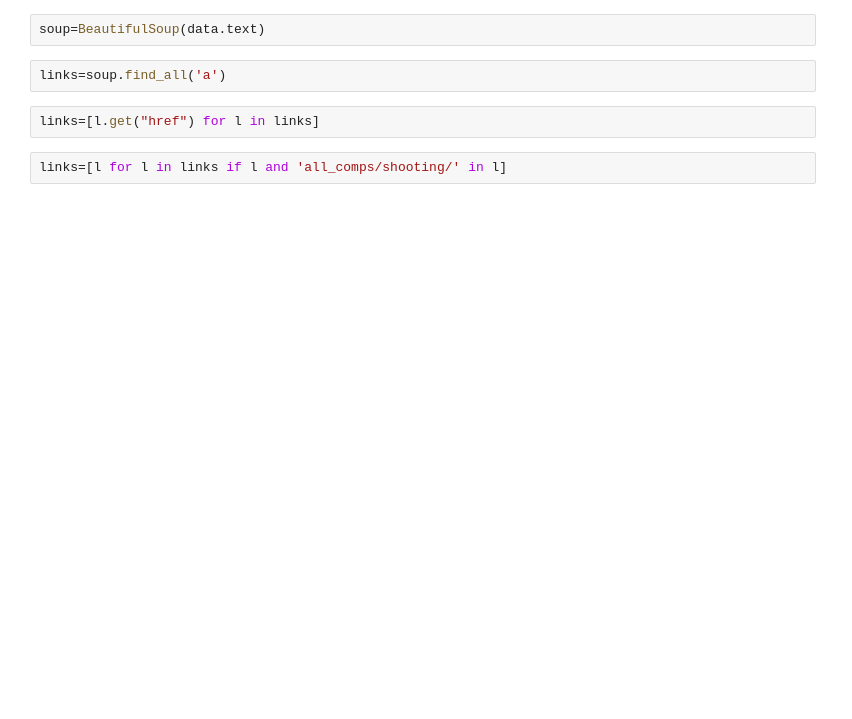
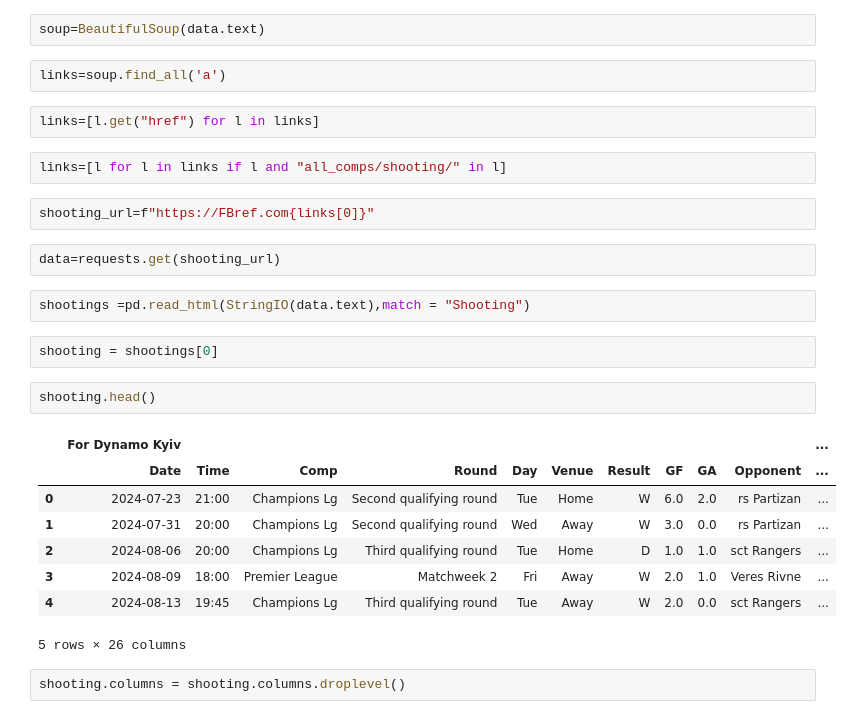
Before and after one commit to Pitap4ik/UkrainianPremierLeague_Analytics, a Jupyter notebook: UkrainianPremierLeague_DataScraping.ipynb, the cells around one changed output. Drawn from its saved outputs; the diff is of its cells as text; blank space fills up the shorter version.

Commit message:
shooting.droplevel()

```diff
--- a/UkrainianPremierLeague_DataScraping.ipynb
+++ b/UkrainianPremierLeague_DataScraping.ipynb
@@ -56,4 +56,25 @@ links=soup.find_all('a')
 # %%
 links=[l.get("href") for l in links]
 # %%
-links=[l for l in links if l and 'all_comps/shooting/' in l]
+links=[l for l in links if l and "all_comps/shooting/" in l]
+# %%
+shooting_url=f"https://FBref.com{links[0]}"
+# %%
+data=requests.get(shooting_url)
+# %%
+shootings =pd.read_html(StringIO(data.text),match = "Shooting")
+# %%
+shooting = shootings[0]
+# %%
+shooting.head()
+# %% [output]
+|  | For Dynamo Kyiv |  |  |  |  |  |  |  |  |  | ... |
+|  | Date | Time | Comp | Round | Day | Venue | Result | GF | GA | Opponent | ... |
+| 0 | 2024-07-23 | 21:00 | Champions Lg | Second qualifying round | Tue | Home | W | 6.0 | 2.0 | rs Partizan | ... |
+| 1 | 2024-07-31 | 20:00 | Champions Lg | Second qualifying round | Wed | Away | W | 3.0 | 0.0 | rs Partizan | ... |
+| 2 | 2024-08-06 | 20:00 | Champions Lg | Third qualifying round | Tue | Home | D | 1.0 | 1.0 | sct Rangers | ... |
+| 3 | 2024-08-09 | 18:00 | Premier League | Matchweek 2 | Fri | Away | W | 2.0 | 1.0 | Veres Rivne | ... |
+| 4 | 2024-08-13 | 19:45 | Champions Lg | Third qualifying round | Tue | Away | W | 2.0 | 0.0 | sct Rangers | ... |
+5 rows × 26 columns
+# %%
+shooting.columns = shooting.columns.droplevel()
```
Also changed, not shown: parts of 1 cell of this notebook.
